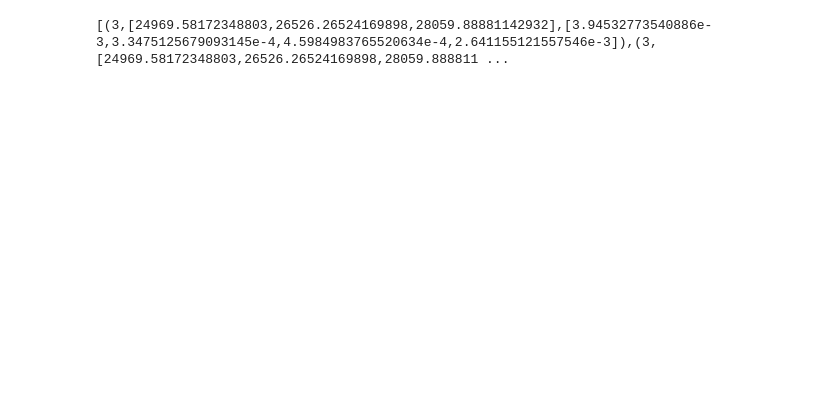
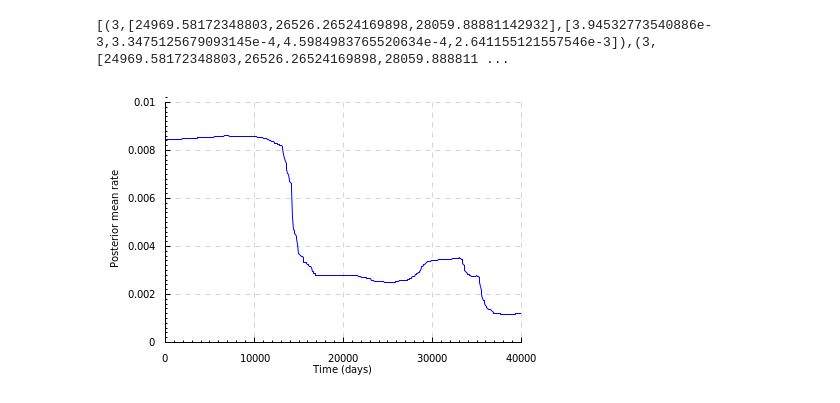
Before and after one commit to davidar/stochaskell, a Jupyter notebook: rj-coal.ipynb, the cells around one changed output. Drawn from its saved outputs; the diff is of its cells as text; code cells hidden in the pictures; blank space fills up the shorter version.

```diff
--- a/rj-coal.ipynb
+++ b/rj-coal.ipynb
@@ -154 +163,9 @@ import Language.Stochaskell.Plot
+# %%
+toRenderable $ do
+  plot $ line "" [zip x ymean]
+  xlim (0,40000)
+  xlabel "Time (days)"
+  ylabel "Posterior mean rate"
+# %% [output]
+[figure, added]
 # %%
```
Also changed, not shown: parts of 8 cells of this notebook, 16 other files.
